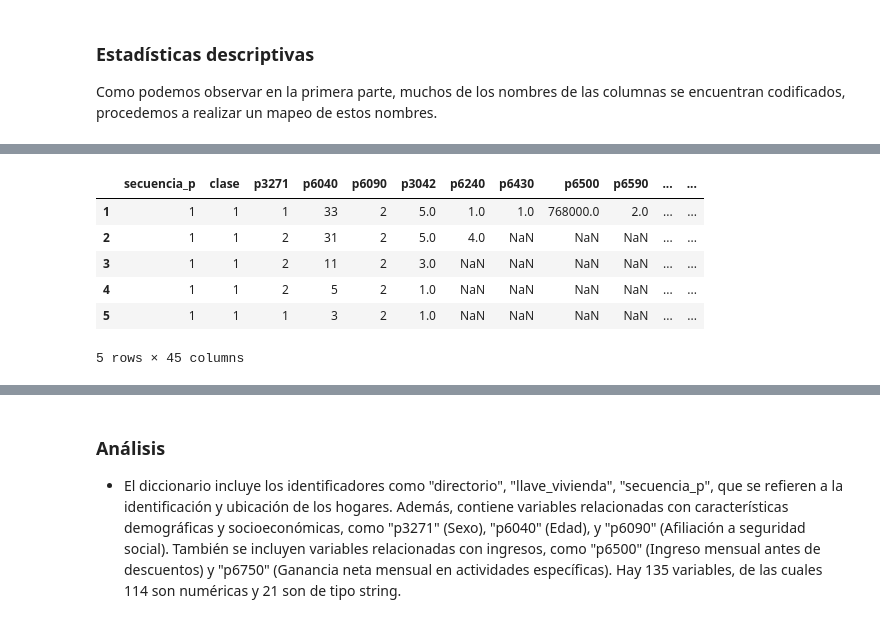
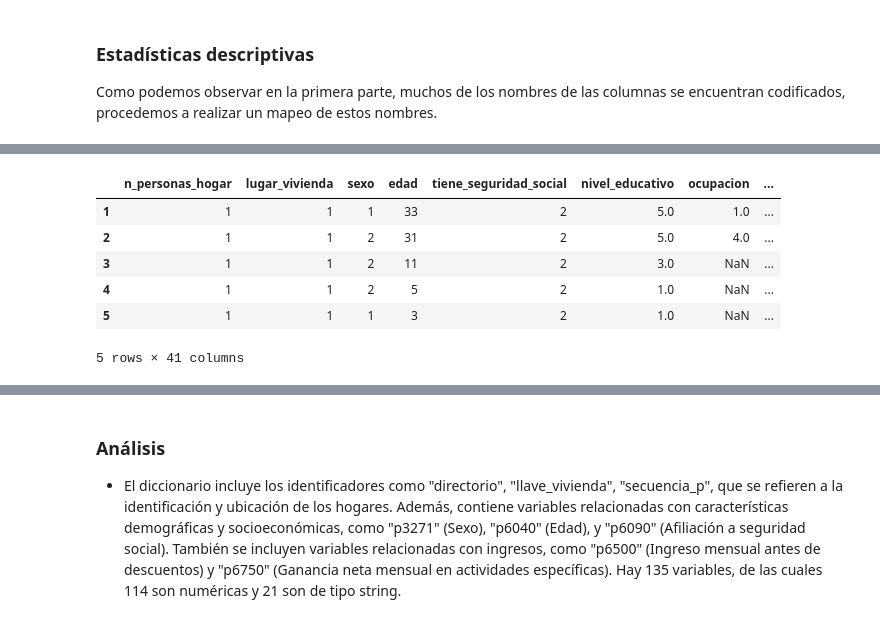
Before and after one commit to camilaleniss/miad-g8-project, a Jupyter notebook: Entrega_1_Exploracion_datos.ipynb, the cells around one changed output, grey strips where cells are left out. Saved outputs shown, nothing was run; the diff lists cells and outputs as text; code cells hidden in the pictures.

```diff
--- a/Entrega_1_Exploracion_datos.ipynb
+++ b/Entrega_1_Exploracion_datos.ipynb
@@ -255,19 +253,19 @@ Número de variables string:  3
 # %%
 # Obtener una lista de las columnas a mantener
 columnas_a_mantener = list(variables_dict.keys())
 
 # Crear un nuevo DataFrame con las columnas seleccionadas
-data = personas_data[columnas_a_mantener]
+data = personas_data[columnas_a_mantener].rename(columns=variables_dict)
 
 data.head()
 # %% [output]
-|  | secuencia_p | clase | p3271 | p6040 | p6090 | p3042 | p6240 | p6430 | p6500 | p6590 | ... | ... |
-| 1 | 1 | 1 | 1 | 33 | 2 | 5.0 | 1.0 | 1.0 | 768000.0 | 2.0 | ... | ... |
-| 2 | 1 | 1 | 2 | 31 | 2 | 5.0 | 4.0 | NaN | NaN | NaN | ... | ... |
-| 3 | 1 | 1 | 2 | 11 | 2 | 3.0 | NaN | NaN | NaN | NaN | ... | ... |
-| 4 | 1 | 1 | 2 | 5 | 2 | 1.0 | NaN | NaN | NaN | NaN | ... | ... |
-| 5 | 1 | 1 | 1 | 3 | 2 | 1.0 | NaN | NaN | NaN | NaN | ... | ... |
+|  | n_personas_hogar | lugar_vivienda | sexo | edad | tiene_seguridad_social | nivel_educativo | ocupacion | ... |
+| 1 | 1 | 1 | 1 | 33 | 2 | 5.0 | 1.0 | ... |
+| 2 | 1 | 1 | 2 | 31 | 2 | 5.0 | 4.0 | ... |
+| 3 | 1 | 1 | 2 | 11 | 2 | 3.0 | NaN | ... |
+| 4 | 1 | 1 | 2 | 5 | 2 | 1.0 | NaN | ... |
+| 5 | 1 | 1 | 1 | 3 | 2 | 1.0 | NaN | ... |
-5 rows × 45 columns
+5 rows × 41 columns
 # %%
 data.info()
 # %% [output]
```
Also changed, not shown: parts of 21 cells of this notebook.
